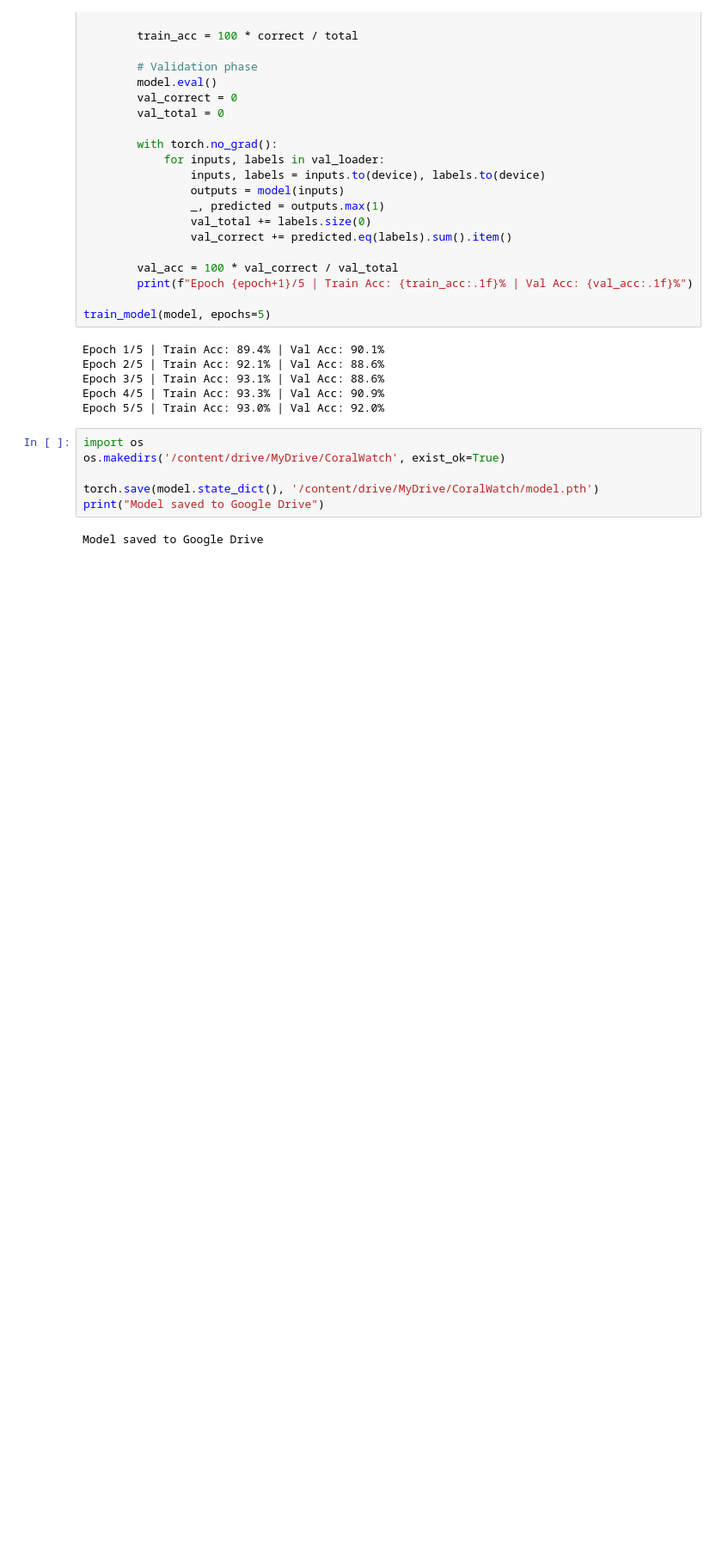
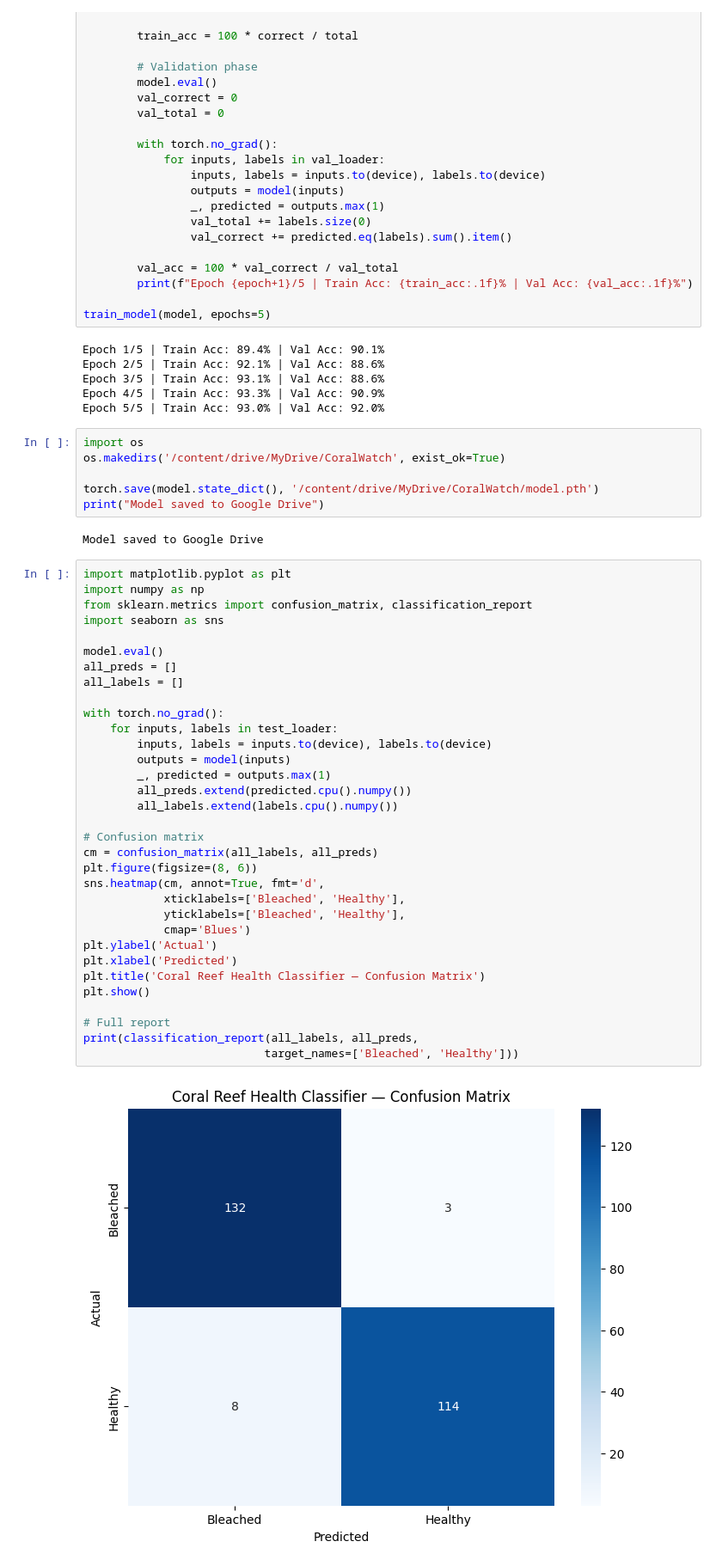
Before and after one commit to TheMc-D/Coral_Watch, a Jupyter notebook: notebooks/session7_training.ipynb, the cells around one changed output. Shown at 86% size. Cells and saved outputs as stored; diff of their text form; blank space fills up the shorter version.

Commit message:
add evaluation results, 96% test accuracy

```diff
--- a/notebooks/session7_training.ipynb
+++ b/notebooks/session7_training.ipynb
@@ -213,3 +213,38 @@ torch.save(model.state_dict(), '/content/drive/MyDrive/CoralWatch/model.pth')
 print("Model saved to Google Drive")
 # %% [output]
 Model saved to Google Drive
+# %%
+import matplotlib.pyplot as plt
+import numpy as np
+from sklearn.metrics import confusion_matrix, classification_report
+import seaborn as sns
+
+model.eval()
+all_preds = []
+all_labels = []
+
+with torch.no_grad():
+    for inputs, labels in test_loader:
+        inputs, labels = inputs.to(device), labels.to(device)
+        outputs = model(inputs)
+        _, predicted = outputs.max(1)
+        all_preds.extend(predicted.cpu().numpy())
+        all_labels.extend(labels.cpu().numpy())
+
+# Confusion matrix
+cm = confusion_matrix(all_labels, all_preds)
+plt.figure(figsize=(8, 6))
+sns.heatmap(cm, annot=True, fmt='d',
+            xticklabels=['Bleached', 'Healthy'],
+            yticklabels=['Bleached', 'Healthy'],
+            cmap='Blues')
+plt.ylabel('Actual')
+plt.xlabel('Predicted')
+plt.title('Coral Reef Health Classifier — Confusion Matrix')
+plt.show()
+
+# Full report
+print(classification_report(all_labels, all_preds,
+                           target_names=['Bleached', 'Healthy']))
+# %% [output]
+[figure, added]
```
Also changed, not shown: parts of 1 cell of this notebook.
